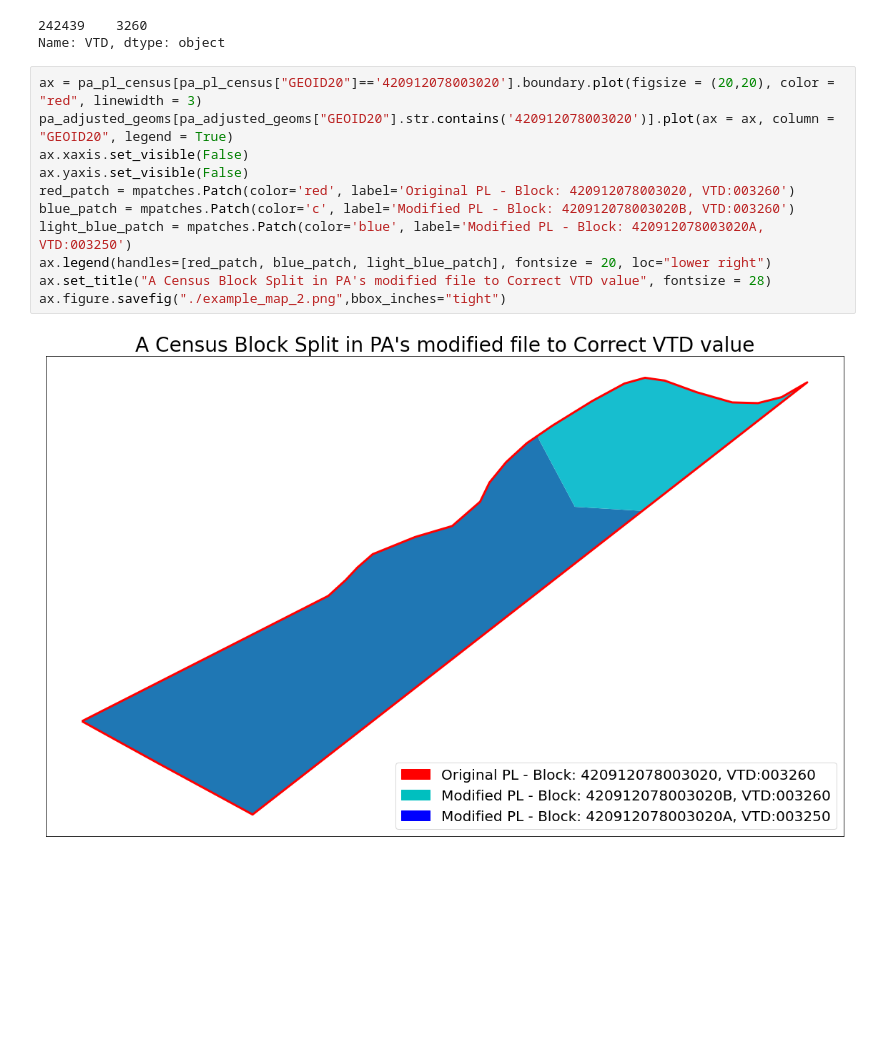
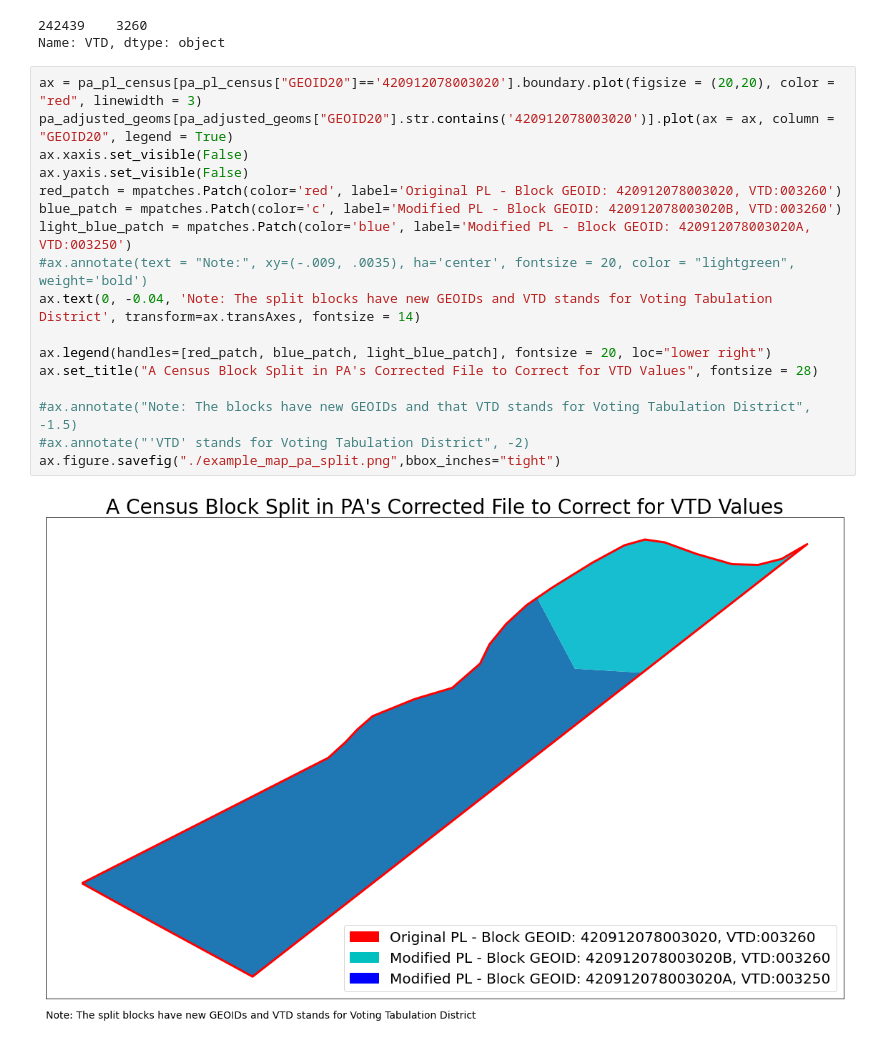
Before and after one commit to nonpartisan-redistricting-datahub/Case_Study_Spotlight, a Jupyter notebook: Spotlight_PA_Notebook.ipynb, the cells around one changed output. Saved outputs shown, nothing was run; the diff lists cells and outputs as text; blank space fills up the shorter version.

```diff
--- a/Spotlight_PA_Notebook.ipynb
+++ b/Spotlight_PA_Notebook.ipynb
@@ -458,13 +488,19 @@ Name: VTD, dtype: object
 # %%
 ax = pa_pl_census[pa_pl_census["GEOID20"]=='420912078003020'].boundary.plot(figsize = (20,20), color = "red", linewidth = 3)
 pa_adjusted_geoms[pa_adjusted_geoms["GEOID20"].str.contains('420912078003020')].plot(ax = ax, column = "GEOID20", legend = True)
 ax.xaxis.set_visible(False)
 ax.yaxis.set_visible(False)
-red_patch = mpatches.Patch(color='red', label='Original PL - Block: 420912078003020, VTD:003260')
-blue_patch = mpatches.Patch(color='c', label='Modified PL - Block: 420912078003020B, VTD:003260')
-light_blue_patch = mpatches.Patch(color='blue', label='Modified PL - Block: 420912078003020A, VTD:003250')
+red_patch = mpatches.Patch(color='red', label='Original PL - Block GEOID: 420912078003020, VTD:003260')
+blue_patch = mpatches.Patch(color='c', label='Modified PL - Block GEOID: 420912078003020B, VTD:003260')
+light_blue_patch = mpatches.Patch(color='blue', label='Modified PL - Block GEOID: 420912078003020A, VTD:003250')
+#ax.annotate(text = "Note:", xy=(-.009, .0035), ha='center', fontsize = 20, color = "lightgreen", weight='bold')
+ax.text(0, -0.04, 'Note: The split blocks have new GEOIDs and VTD stands for Voting Tabulation District', transform=ax.transAxes, fontsize = 14)
+
 ax.legend(handles=[red_patch, blue_patch, light_blue_patch], fontsize = 20, loc="lower right")
-ax.set_title("A Census Block Split in PA's modified file to Correct VTD value", fontsize = 28)
-ax.figure.savefig("./example_map_2.png",bbox_inches="tight")
+ax.set_title("A Census Block Split in PA's Corrected File to Correct for VTD Values", fontsize = 28)
+
+#ax.annotate("Note: The blocks have new GEOIDs and that VTD stands for Voting Tabulation District", -1.5)
+#ax.annotate("'VTD' stands for Voting Tabulation District", -2)
+ax.figure.savefig("./example_map_pa_split.png",bbox_inches="tight")
 # %% [output]
-[figure, old version]
+[figure, new version]
```
Also changed, not shown: parts of 8 cells of this notebook.
